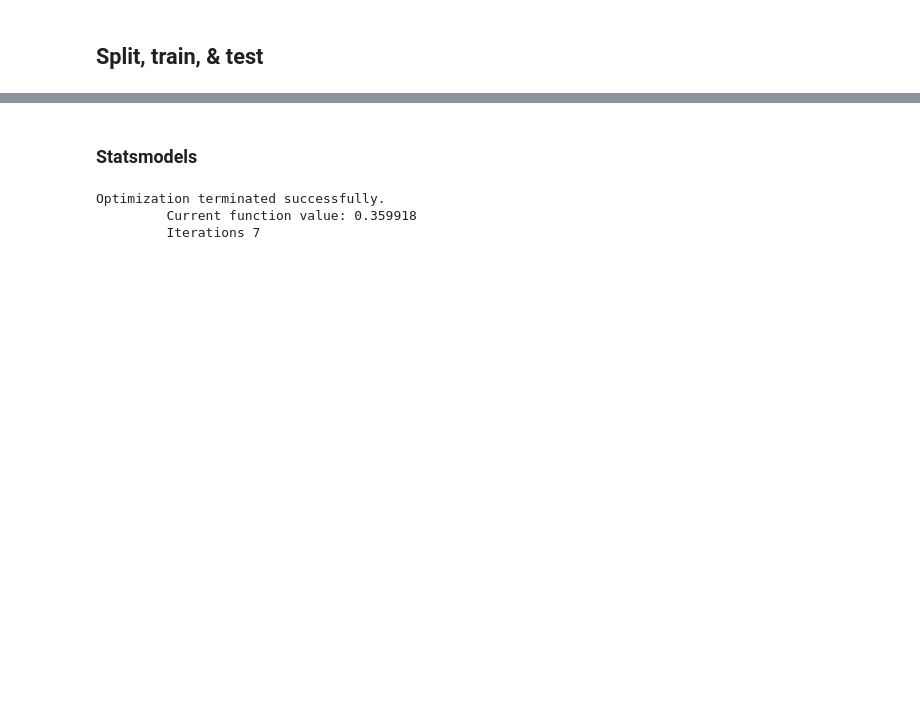
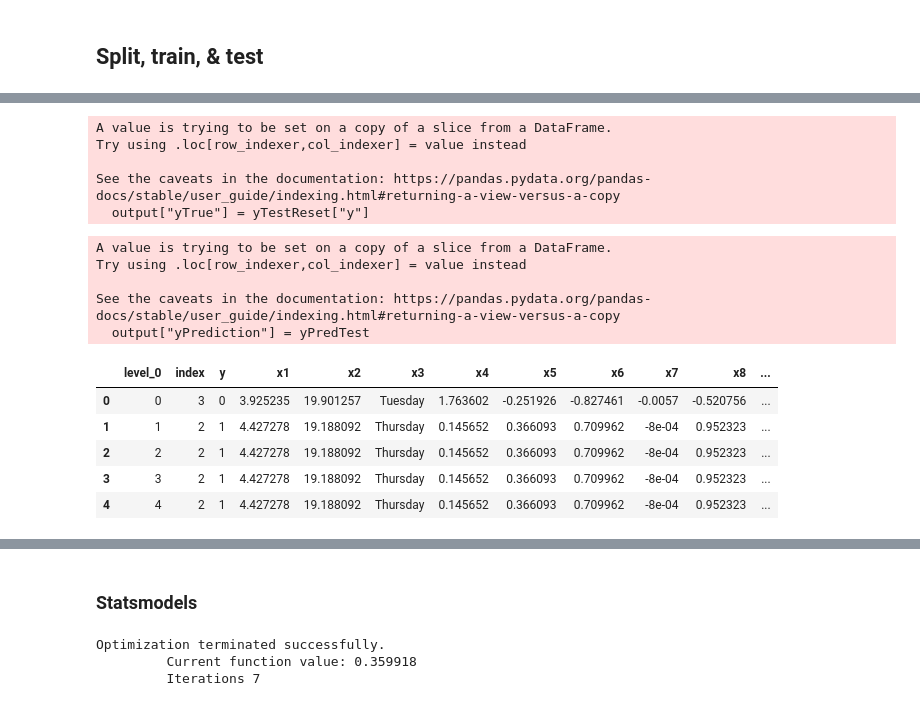
Before and after one commit to tamle2021/classification, a Jupyter notebook: sf.ipynb, the cells around one changed output, grey strips where cells are left out. Saved outputs shown, nothing was run; the diff lists cells and outputs as text; code cells hidden in the pictures; blank space fills up the shorter version.

Commit message:
Update data model

```diff
--- a/sf.ipynb
+++ b/sf.ipynb
@@ -705,0 +727,25 @@ yProbTestLog = logReg.predict_proba(xTestScaled.astype(float))
+# %%
+output["yTrue"] = yTestReset["y"]
+# %% [output]
+A value is trying to be set on a copy of a slice from a DataFrame.
+Try using .loc[row_indexer,col_indexer] = value instead
+
+See the caveats in the documentation: https://pandas.pydata.org/pandas-docs/stable/user_guide/indexing.html#returning-a-view-versus-a-copy
+  output["yTrue"] = yTestReset["y"]
+# %%
+output["yPrediction"] = yPredTest
+# %% [output]
+A value is trying to be set on a copy of a slice from a DataFrame.
+Try using .loc[row_indexer,col_indexer] = value instead
+
+See the caveats in the documentation: https://pandas.pydata.org/pandas-docs/stable/user_guide/indexing.html#returning-a-view-versus-a-copy
+  output["yPrediction"] = yPredTest
+# %%
+output.head(5)
+# %% [output]
+|  | level_0 | index | y | x1 | x2 | x3 | x4 | x5 | x6 | x7 | x8 | ... |
+| 0 | 0 | 3 | 0 | 3.925235 | 19.901257 | Tuesday | 1.763602 | -0.251926 | -0.827461 | -0.0057 | -0.520756 | ... |
+| 1 | 1 | 2 | 1 | 4.427278 | 19.188092 | Thursday | 0.145652 | 0.366093 | 0.709962 | -8e-04 | 0.952323 | ... |
+| 2 | 2 | 2 | 1 | 4.427278 | 19.188092 | Thursday | 0.145652 | 0.366093 | 0.709962 | -8e-04 | 0.952323 | ... |
+| 3 | 3 | 2 | 1 | 4.427278 | 19.188092 | Thursday | 0.145652 | 0.366093 | 0.709962 | -8e-04 | 0.952323 | ... |
+| 4 | 4 | 2 | 1 | 4.427278 | 19.188092 | Thursday | 0.145652 | 0.366093 | 0.709962 | -8e-04 | 0.952323 | ... |
```
Also changed, not shown: parts of 43 cells of this notebook, 1 other file.
